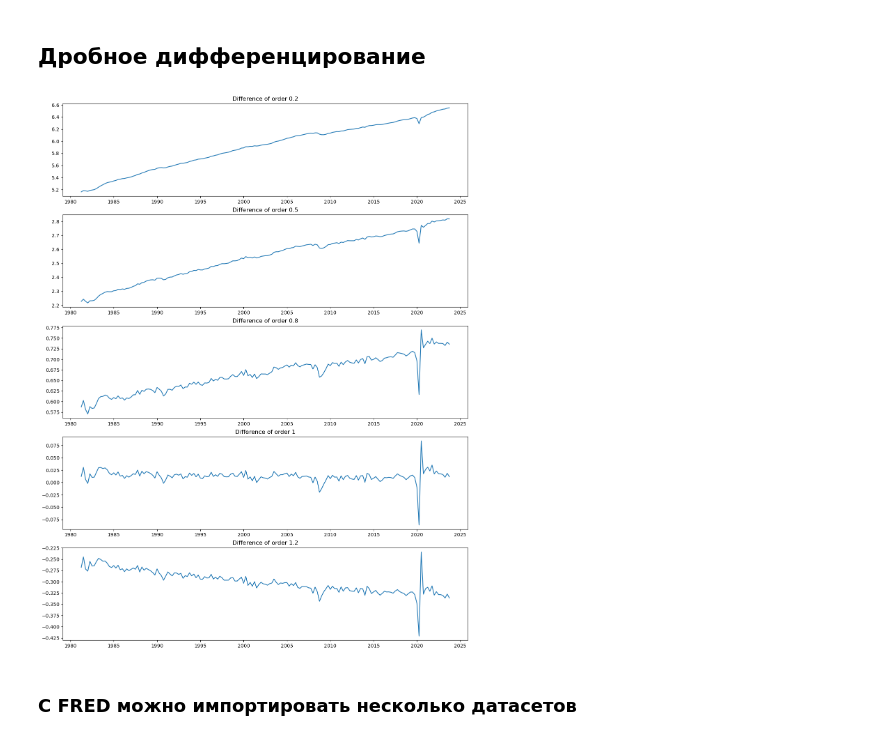
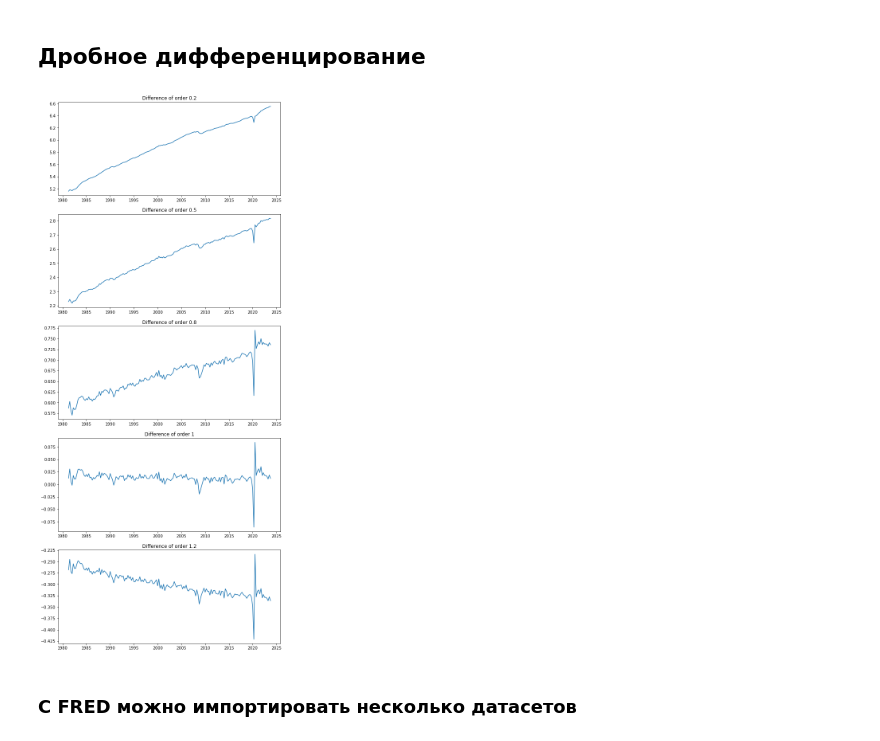
Before and after one commit to PomoshnikovV/Time-Series-Analysis-2025, a Jupyter notebook: 1 - Differencials and data upload.ipynb, the cells around one changed output. Cells and saved outputs as stored; diff of their text form; code cells hidden in the pictures.

```diff
--- a/1 - Differencials and data upload.ipynb
+++ b/1 - Differencials and data upload.ipynb
@@ -184,22 +184,22 @@ def ts_differencing(series, order, lag_cutoff):
 # %%
 gdp = web.DataReader(name='GDP', data_source='fred', start='1980-1', end='2023-12' )
 gdp
 y= np.log(gdp)
 
 # не работает, если индексы изменены
 differences=[0.2, 0.5, 0.8, 1, 1.2]
-win_size = 5
+win_size = 5 #ограничение на глубину, учитываемых при вычислении дробного дифференцирования
 
 # исходный ряд
-fig, axs = plt.subplots(len(differences),1,figsize=(15,4*len(differences)))
+fig, axs = plt.subplots(len(differences),1,figsize=(10, 5*len(differences)))
 
 for i in range(len(differences)):
 	axs[i].plot(ts_differencing(y, differences[i], win_size))
 	axs[i].set_title(f'Difference of order {differences[i]}')
 
 plt.show()
 # %% [output]
-[figure, old version]
+[figure, new version]
 # %% [markdown]
 ### С FRED можно импортировать несколько датасетов
 # %%
```
Also changed, not shown: 2 other files.
